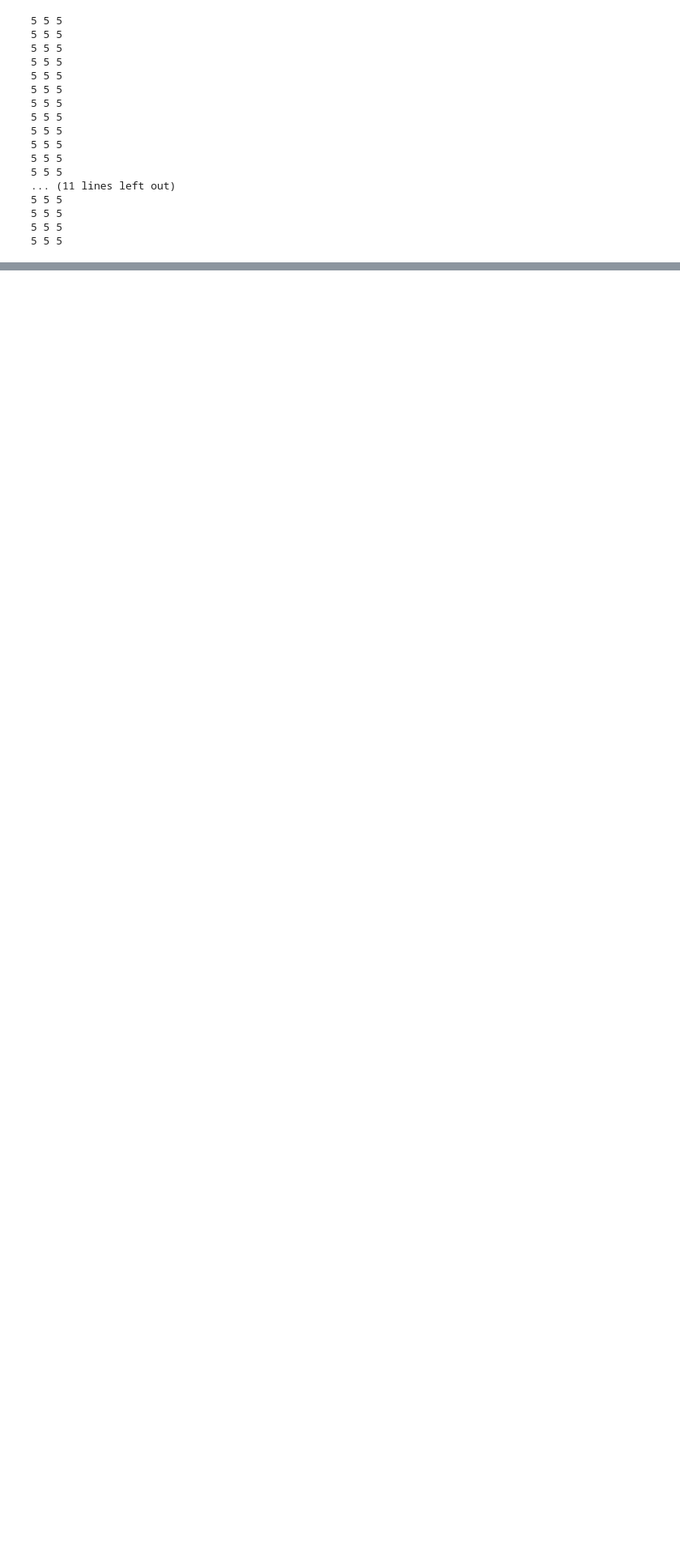
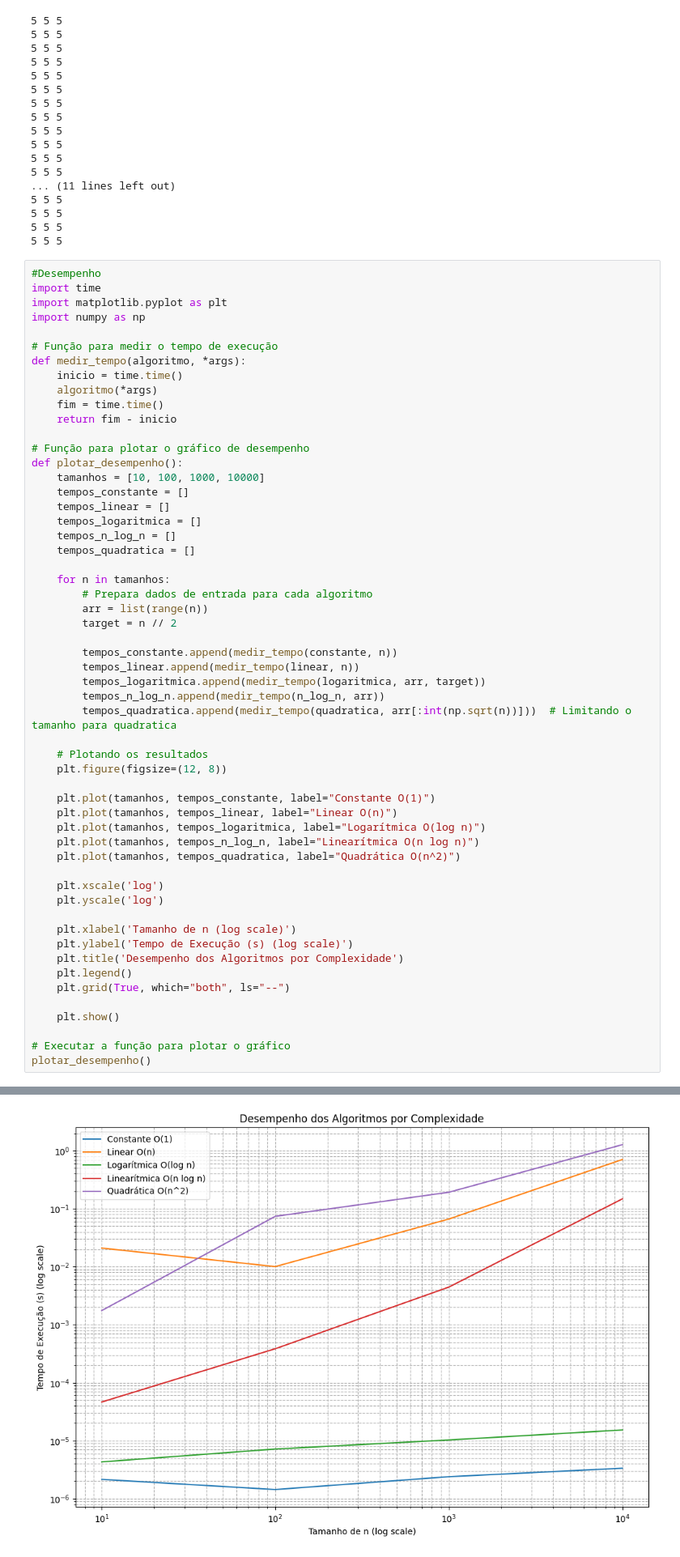
Before and after one commit to msouto/20241-Algoritmos-Estruturas-Dados, a Jupyter notebook: 15_complexidade_alg.ipynb, the cells around one changed output, grey strips where cells are left out. Shown: that part at 81% size. Cells and saved outputs as stored; diff of their text form; blank space fills up the shorter version.

Commit message:
Experimentando o cálculo da performance do algoritmo

```diff
--- a/15_complexidade_alg.ipynb
+++ b/15_complexidade_alg.ipynb
@@ -144,3 +144,59 @@ polinomial([5,5,5])
 5 5 5
 5 5 5
 5 5 5
+# %%
+#Desempenho
+import time
+import matplotlib.pyplot as plt
+import numpy as np
+
+# Função para medir o tempo de execução
+def medir_tempo(algoritmo, *args):
+    inicio = time.time()
+    algoritmo(*args)
+    fim = time.time()
+    return fim - inicio
+
+# Função para plotar o gráfico de desempenho
+def plotar_desempenho():
+    tamanhos = [10, 100, 1000, 10000]
+    tempos_constante = []
+    tempos_linear = []
+    tempos_logaritmica = []
+    tempos_n_log_n = []
+    tempos_quadratica = []
+
+    for n in tamanhos:
+        # Prepara dados de entrada para cada algoritmo
+        arr = list(range(n))
+        target = n // 2
+
+        tempos_constante.append(medir_tempo(constante, n))
+        tempos_linear.append(medir_tempo(linear, n))
+        tempos_logaritmica.append(medir_tempo(logaritmica, arr, target))
+        tempos_n_log_n.append(medir_tempo(n_log_n, arr))
+        tempos_quadratica.append(medir_tempo(quadratica, arr[:int(np.sqrt(n))]))  # Limitando o tamanho para quadratica
+
+    # Plotando os resultados
+    plt.figure(figsize=(12, 8))
+
+    plt.plot(tamanhos, tempos_constante, label="Constante O(1)")
+    plt.plot(tamanhos, tempos_linear, label="Linear O(n)")
+    plt.plot(tamanhos, tempos_logaritmica, label="Logarítmica O(log n)")
+    plt.plot(tamanhos, tempos_n_log_n, label="Linearítmica O(n log n)")
+    plt.plot(tamanhos, tempos_quadratica, label="Quadrática O(n^2)")
+
+    plt.xscale('log')
+    plt.yscale('log')
+
+    plt.xlabel('Tamanho de n (log scale)')
+    plt.ylabel('Tempo de Execução (s) (log scale)')
+    plt.title('Desempenho dos Algoritmos por Complexidade')
+    plt.legend()
+    plt.grid(True, which="both", ls="--")
+
+    plt.show()
+
+# Executar a função para plotar o gráfico
+plotar_desempenho()
+# %% [output]
@@ -146,0 +220 @@ polinomial([5,5,5])
+[figure, added]
```
Also changed, not shown: parts of 1 cell of this notebook.
